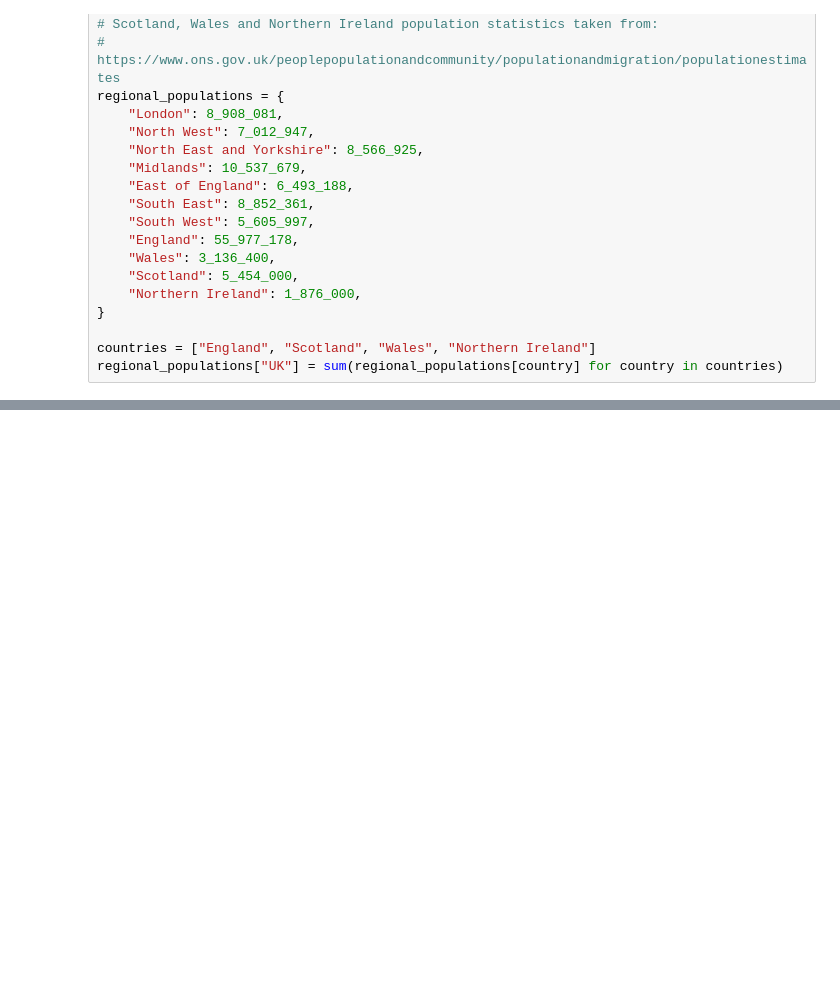
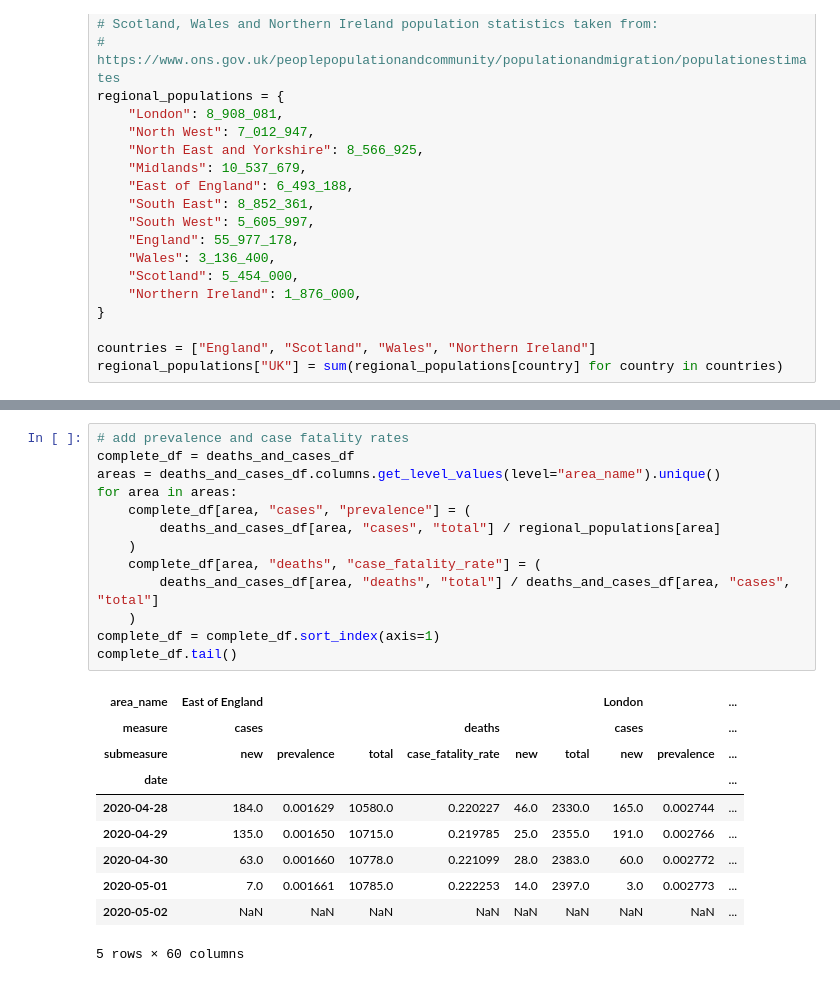
Before and after one commit to mfreeborn/coronavirus-tracker, a Jupyter notebook: Covid-19 England Tracker.ipynb, the cells around one changed output, grey strips where cells are left out. Cells and saved outputs as stored; diff of their text form; blank space fills up the shorter version.

```diff
--- a/Covid-19 England Tracker.ipynb
+++ b/Covid-19 England Tracker.ipynb
@@ -467,0 +295,24 @@ fig
+# %%
+# add prevalence and case fatality rates
+complete_df = deaths_and_cases_df
+areas = deaths_and_cases_df.columns.get_level_values(level="area_name").unique()
+for area in areas:
+    complete_df[area, "cases", "prevalence"] = (
+        deaths_and_cases_df[area, "cases", "total"] / regional_populations[area]
+    )
+    complete_df[area, "deaths", "case_fatality_rate"] = (
+        deaths_and_cases_df[area, "deaths", "total"] / deaths_and_cases_df[area, "cases", "total"]
+    )
+complete_df = complete_df.sort_index(axis=1)
+complete_df.tail()
+# %% [output]
+| area_name | East of England |  |  |  |  |  | London |  | ... |
+| measure | cases |  |  | deaths |  |  | cases |  | ... |
+| submeasure | new | prevalence | total | case_fatality_rate | new | total | new | prevalence | ... |
+| date |  |  |  |  |  |  |  |  | ... |
+| 2020-04-28 | 184.0 | 0.001629 | 10580.0 | 0.220227 | 46.0 | 2330.0 | 165.0 | 0.002744 | ... |
+| 2020-04-29 | 135.0 | 0.001650 | 10715.0 | 0.219785 | 25.0 | 2355.0 | 191.0 | 0.002766 | ... |
+| 2020-04-30 | 63.0 | 0.001660 | 10778.0 | 0.221099 | 28.0 | 2383.0 | 60.0 | 0.002772 | ... |
+| 2020-05-01 | 7.0 | 0.001661 | 10785.0 | 0.222253 | 14.0 | 2397.0 | 3.0 | 0.002773 | ... |
+| 2020-05-02 | NaN | NaN | NaN | NaN | NaN | NaN | NaN | NaN | ... |
+5 rows × 60 columns
```
Also changed, not shown: parts of 13 cells of this notebook.
